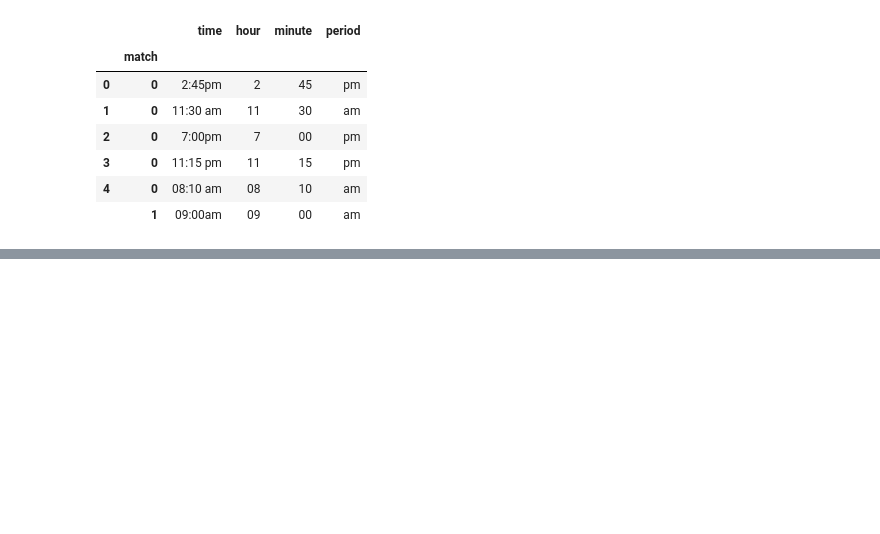
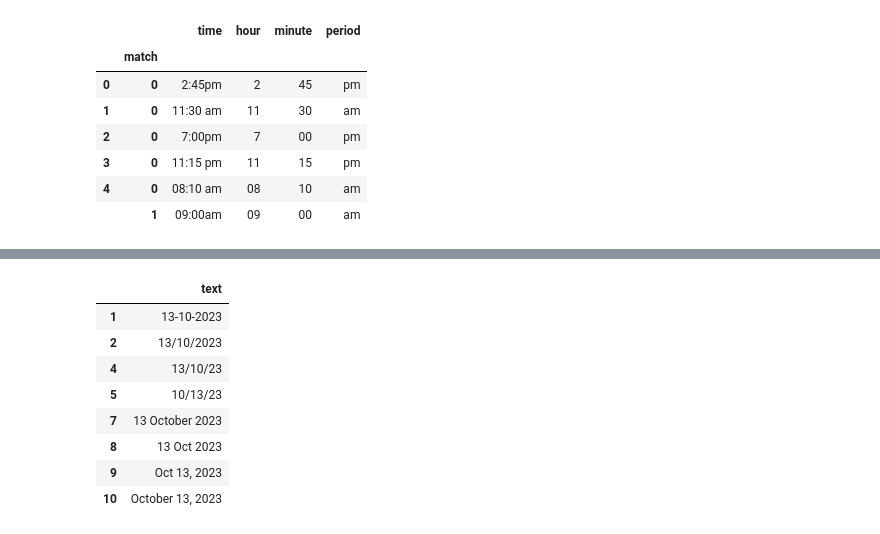
Before and after one commit to JuliaKovalchook/Date-generator, a Jupyter notebook: RegularExpression.ipynb, the cells around one changed output, grey strips where cells are left out. Saved outputs shown, nothing was run; the diff lists cells and outputs as text; code cells hidden in the pictures; blank space fills up the shorter version.

```diff
--- a/RegularExpression.ipynb
+++ b/RegularExpression.ipynb
@@ -111,0 +144,40 @@ df['text'].str.extractall(r'(?P<time>(?P<hour>\d?\d):(?P<minute>\d\d) ?(?P<perio
+# %%
+#13 October 2023
+list_date=[
+'use -',
+'13-10-2023',
+'13/10/2023',
+'use /',
+'13/10/23',
+'10/13/23',
+'text month',
+'13 October 2023',
+'13 Oct 2023',
+'Oct 13, 2023',
+'October 13, 2023']
+
+df = pd.DataFrame(list_date, columns=['text'])
+
+
+
+regex1 = '(\d{1,2}[/-]\d{1,2}[/-]\d{2,4})'
+regex2 = '((?:Jan|Feb|Mar|Apr|May|Jun|Jul|Aug|Sep|Oct|Nov|Dec)[\S]*[+\s]\d{1,2}[,]{0,1}[+\s]\d{4})'
+regex3 = '(\d{1,2}[+\s](?:Jan|Feb|Mar|Apr|May|Jun|Jul|Aug|Sep|Oct|Nov|Dec)[\S]*[+\s]\d{4})'
+regex4 = '((?:Jan|Feb|Mar|Apr|May|Jun|Jul|Aug|Sep|Oct|Nov|Dec)[\S]*[+\s]\d{4})'
+regex5 = '(\d{1,2}[/-][1|2]\d{3})'
+regex6 = '([1|2]\d{3})'
+full_regex = '(%s|%s|%s|%s|%s|%s)' %(regex1, regex2, regex3, regex4, regex5, regex6)
+#parsed_date = df['text'].str.extract(full_regex,expand=True) #якщо хочемо розбити на колонки співпадіння патерну
+#parsed_date = parsed_date.iloc[:,0].str.replace('Janaury', 'January').str.replace('Decemeber', 'December') #для розбиття
+parsed_date = df[df['text'].str.match(full_regex)]
+parsed_date
+# %% [output]
+|  | text |
+| 1 | 13-10-2023 |
+| 2 | 13/10/2023 |
+| 4 | 13/10/23 |
+| 5 | 10/13/23 |
+| 7 | 13 October 2023 |
+| 8 | 13 Oct 2023 |
+| 9 | Oct 13, 2023 |
+| 10 | October 13, 2023 |
```
Also changed, not shown: parts of 4 cells of this notebook.
